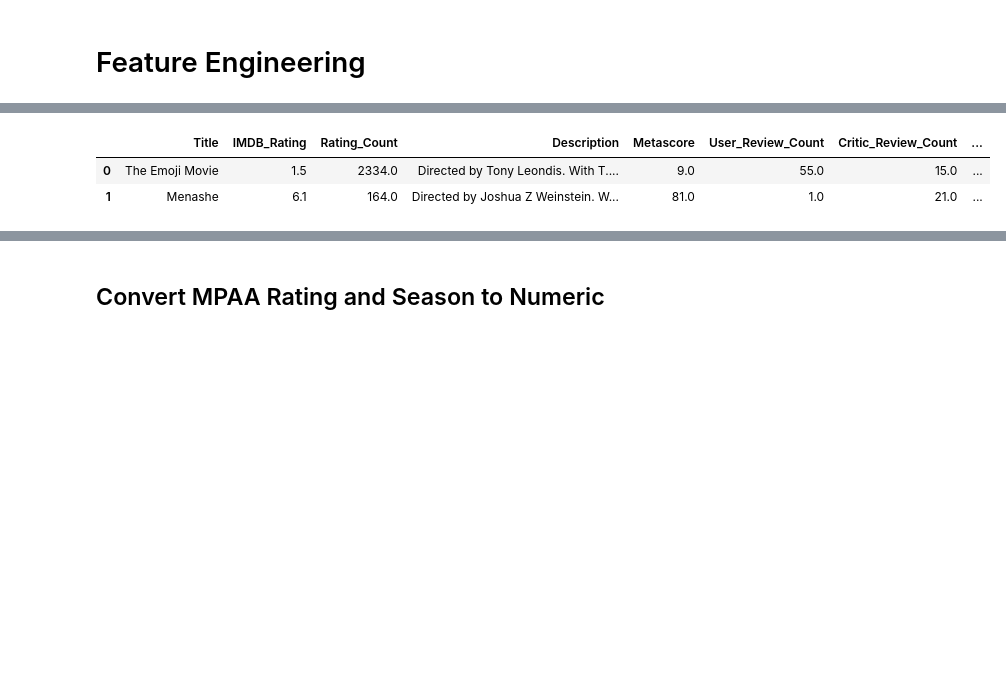
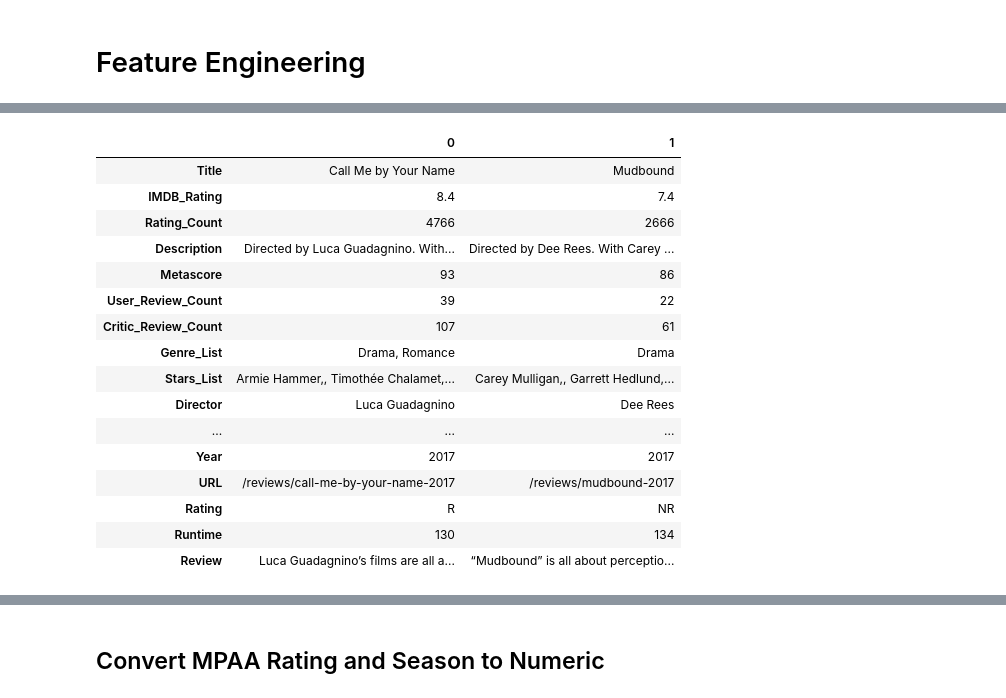
Before and after one commit to ahmed-mo2nis/movie-ratings-prediction, a Jupyter notebook: notebooks/3-Feature_Engineering.ipynb, the cells around one changed output, grey strips where cells are left out. Cells and saved outputs as stored; diff of their text form; code cells hidden in the pictures; blank space fills up the shorter version.

```diff
--- a/notebooks/3-Feature_Engineering.ipynb
+++ b/notebooks/3-Feature_Engineering.ipynb
@@ -20,8 +25,22 @@ import pickle
 # %%
-ebert_imdb_df = pickle.load(open('../data/interim/ebert_imdb_df_v1.pkl', 'rb'))
+ebert_imdb_df = pickle.load(open('../data/interim/ebert_imdb_df.pkl', 'rb'))
 # %%
-ebert_imdb_df.head(2)
+ebert_imdb_df.head(2).T
 # %% [output]
-|  | Title | IMDB_Rating | Rating_Count | Description | Metascore | User_Review_Count | Critic_Review_Count | ... |
-| 0 | The Emoji Movie | 1.5 | 2334.0 | Directed by Tony Leondis. With T.... | 9.0 | 55.0 | 15.0 | ... |
-| 1 | Menashe | 6.1 | 164.0 | Directed by Joshua Z Weinstein. W... | 81.0 | 1.0 | 21.0 | ... |
+|  | 0 | 1 |
+| Title | Call Me by Your Name | Mudbound |
+| IMDB_Rating | 8.4 | 7.4 |
+| Rating_Count | 4766 | 2666 |
+| Description | Directed by Luca Guadagnino. With... | Directed by Dee Rees. With Carey ... |
+| Metascore | 93 | 86 |
+| User_Review_Count | 39 | 22 |
+| Critic_Review_Count | 107 | 61 |
+| Genre_List | Drama, Romance | Drama |
+| Stars_List | Armie Hammer,, Timothée Chalamet,... | Carey Mulligan,, Garrett Hedlund,... |
+| Director | Luca Guadagnino | Dee Rees |
+| ... | ... | ... |
+| Year | 2017 | 2017 |
+| URL | /reviews/call-me-by-your-name-2017 | /reviews/mudbound-2017 |
+| Rating | R | NR |
+| Runtime | 130 | 134 |
+| Review | Luca Guadagnino’s films are all a... | “Mudbound” is all about perceptio... |
```
Also changed, not shown: parts of 73 cells of this notebook, 4 other files.
